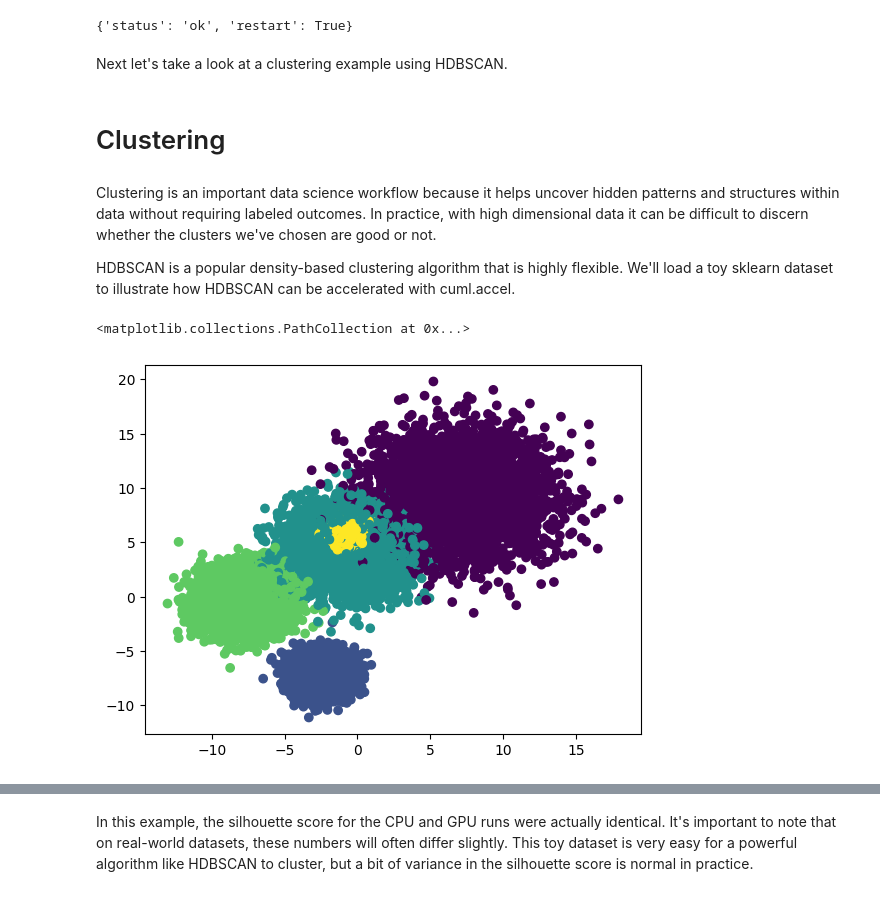
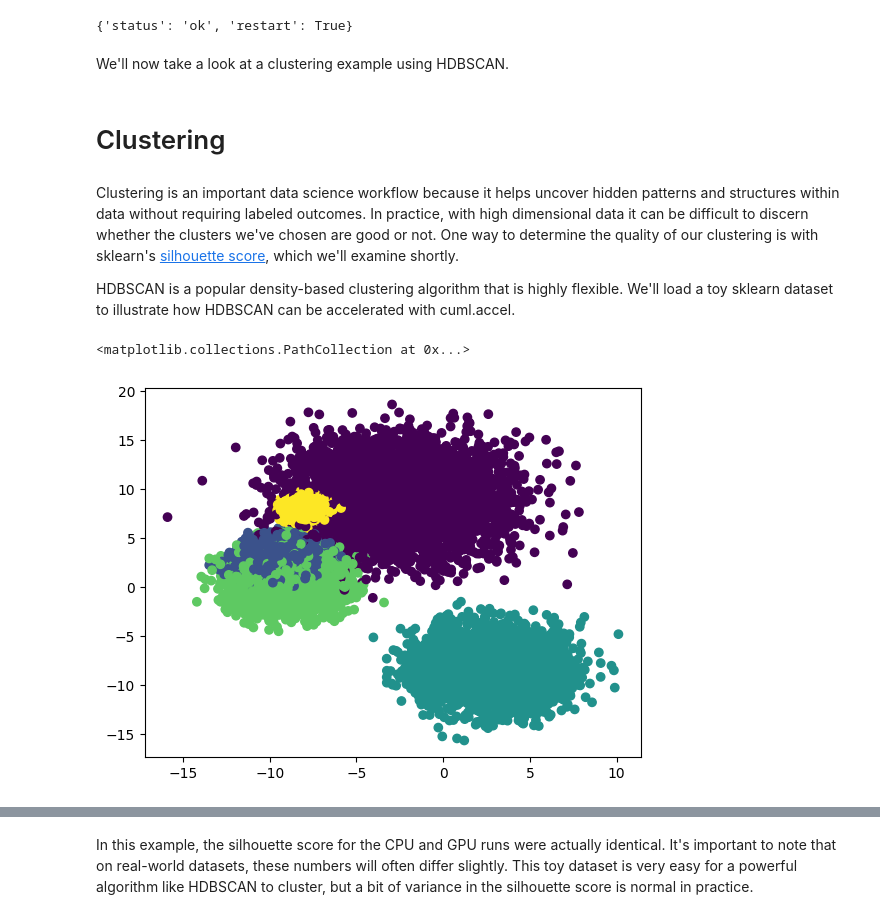
Before and after one commit to rapidsai-community/showcase, a Jupyter notebook: getting_started_tutorials/cuml_sklearn_colab_demo.ipynb, the cells around one changed output, grey strips where cells are left out. Cells and saved outputs as stored; diff of their text form; code cells hidden in the pictures.

```diff
--- a/getting_started_tutorials/cuml_sklearn_colab_demo.ipynb
+++ b/getting_started_tutorials/cuml_sklearn_colab_demo.ipynb
@@ -242,11 +230,11 @@ get_ipython().kernel.do_shutdown(restart=True)
 # %% [output]
 {'status': 'ok', 'restart': True}
 # %% [markdown]
-Next let's take a look at a clustering example using HDBSCAN.
+We'll now take a look at a clustering example using HDBSCAN.
 # %% [markdown]
 # Clustering
 # %% [markdown]
-Clustering is an important data science workflow because it helps uncover hidden patterns and structures within data without requiring labeled outcomes. In practice, with high dimensional data it can be difficult to discern whether the clusters we've chosen are good or not.
+Clustering is an important data science workflow because it helps uncover hidden patterns and structures within data without requiring labeled outcomes. In practice, with high dimensional data it can be difficult to discern whether the clusters we've chosen are good or not. One way to determine the quality of our clustering is with sklearn's [silhouette score](https://scikit-learn.org/stable/modules/generated/sklearn.metrics.silhouette_score.html#sklearn.metrics.silhouette_score), which we'll examine shortly.
 
 HDBSCAN is a popular density-based clustering algorithm that is highly flexible. We'll load a toy sklearn dataset to illustrate how HDBSCAN can be accelerated with cuml.accel.
 # %%
@@ -257,16 +245,17 @@ from sklearn.metrics import silhouette_score
 # %%
 N = 20000
 K = 100
 
 X, y = make_blobs(
     n_samples=N,
     n_features=K,
     centers=5,
-    cluster_std=[3,1,2,1.5,0.5]
+    cluster_std=[3,1,2,1.5,0.5],
+    random_state=42
 )
 
 plt.scatter(X[:, 0], X[:, 1], c=y)
 # %% [output]
 <matplotlib.collections.PathCollection at 0x...>
-[figure, old version]
+[figure, new version]
 # %%
```
Also changed, not shown: parts of 45 cells of this notebook.
